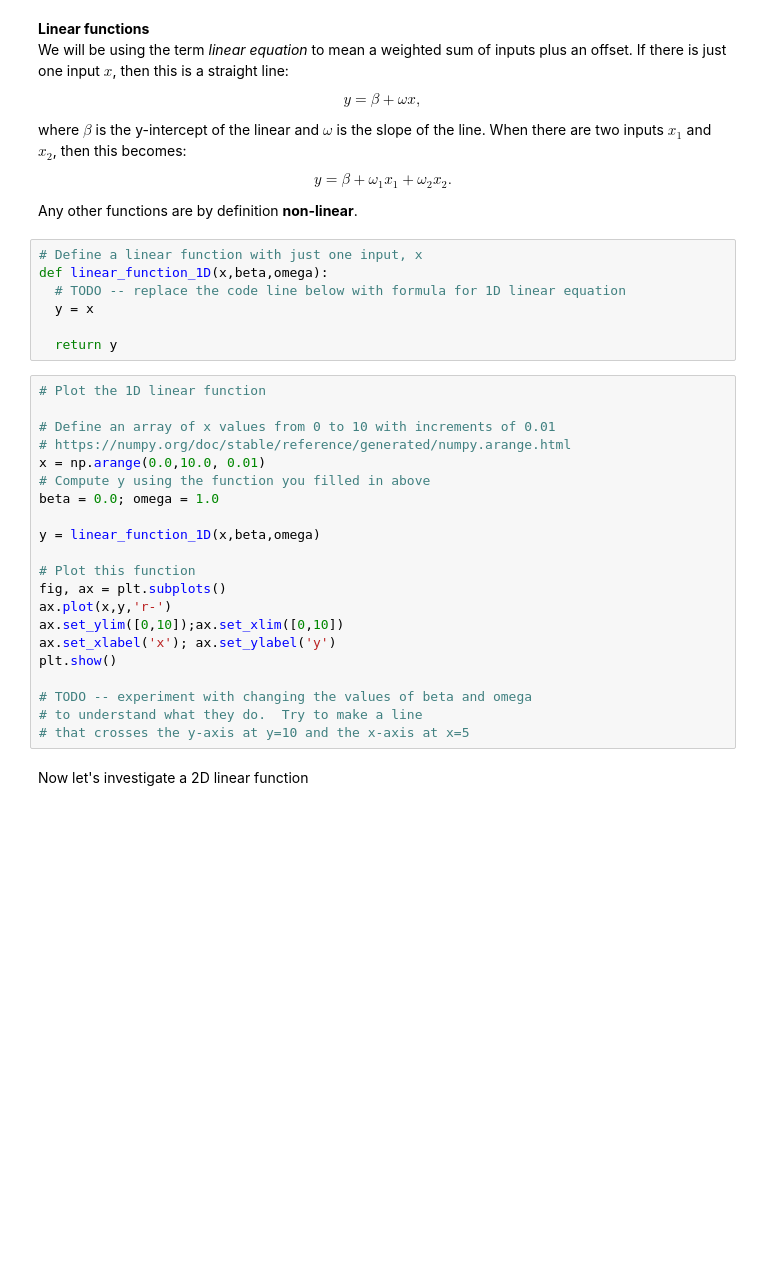
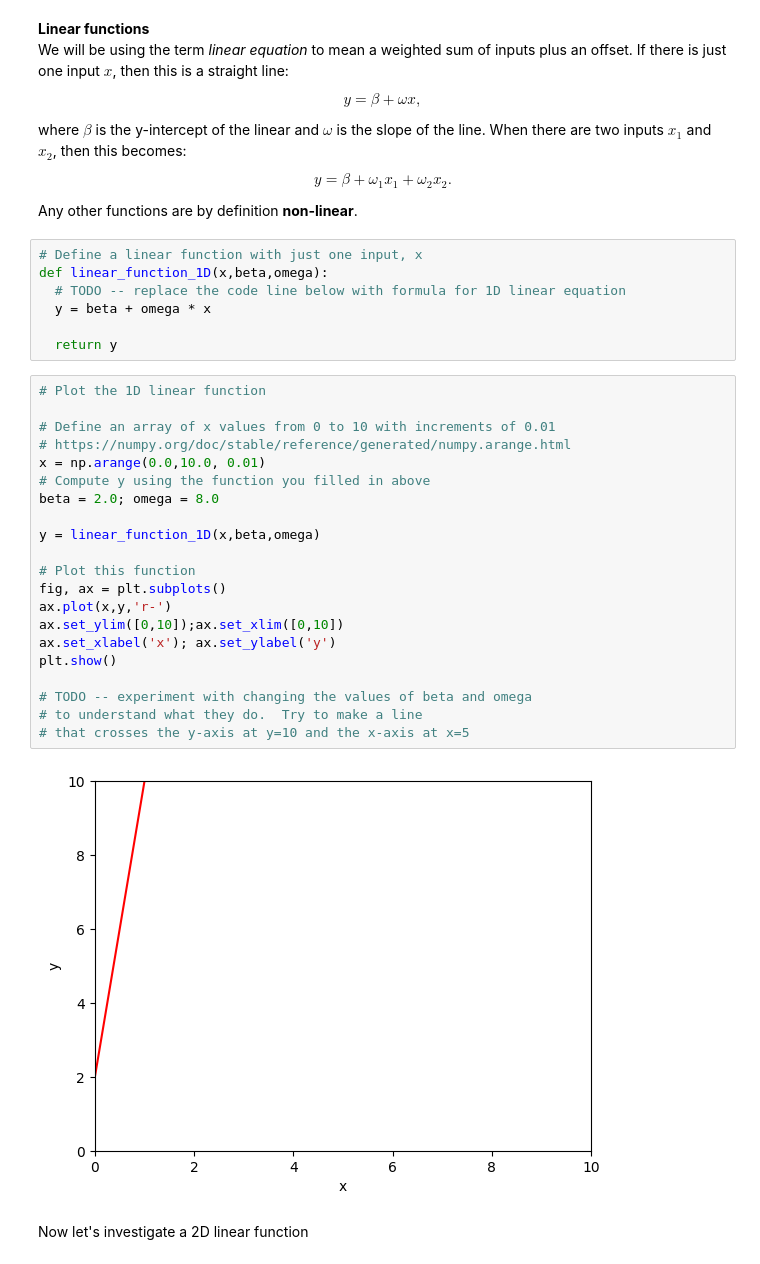
Before and after one commit to Kulnoorbajwa/CSCI-167--Deep-learning-, a Jupyter notebook: assigment1BackgroundMathematics.ipynb, the cells around one changed output. Saved outputs shown, nothing was run; the diff lists cells and outputs as text; blank space fills up the shorter version.

```diff
--- a/assigment1BackgroundMathematics.ipynb
+++ b/assigment1BackgroundMathematics.ipynb
@@ -26,30 +26,32 @@ Any other functions are by definition **non-linear**.
 # Define a linear function with just one input, x
 def linear_function_1D(x,beta,omega):
   # TODO -- replace the code line below with formula for 1D linear equation
-  y = x
+  y = beta + omega * x
 
   return y
 # %%
 # Plot the 1D linear function
 
 # Define an array of x values from 0 to 10 with increments of 0.01
 # https://numpy.org/doc/stable/reference/generated/numpy.arange.html
 x = np.arange(0.0,10.0, 0.01)
 # Compute y using the function you filled in above
-beta = 0.0; omega = 1.0
+beta = 2.0; omega = 8.0
 
 y = linear_function_1D(x,beta,omega)
 
 # Plot this function
 fig, ax = plt.subplots()
 ax.plot(x,y,'r-')
 ax.set_ylim([0,10]);ax.set_xlim([0,10])
 ax.set_xlabel('x'); ax.set_ylabel('y')
 plt.show()
 
 # TODO -- experiment with changing the values of beta and omega
 # to understand what they do.  Try to make a line
 # that crosses the y-axis at y=10 and the x-axis at x=5
+# %% [output]
+[figure, added]
 # %% [markdown]
 Now let's investigate a 2D linear function
 # %%
```
Also changed, not shown: parts of 3 cells of this notebook.
